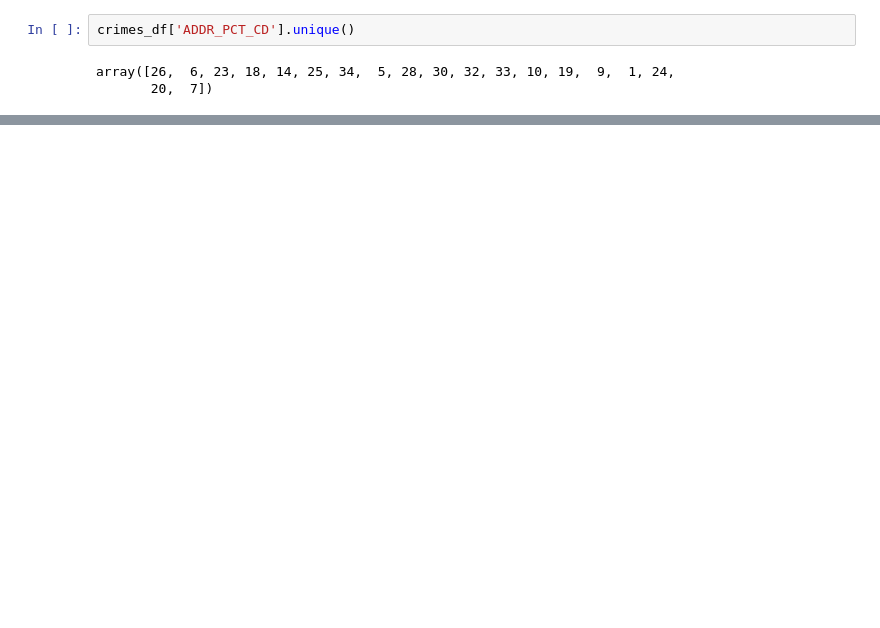
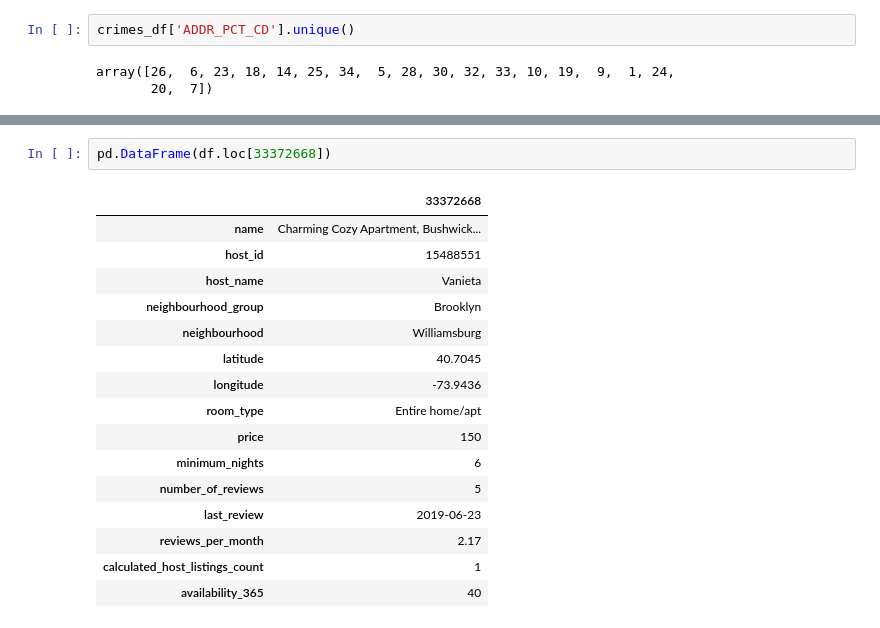
Before and after one commit to abhi-vik/bds-proj, a Jupyter notebook: explore.ipynb, the cells around one changed output, grey strips where cells are left out. Drawn from its saved outputs; the diff is of its cells as text; blank space fills up the shorter version.

```diff
--- a/explore.ipynb
+++ b/explore.ipynb
@@ -98,0 +117,19 @@ array([26,  6, 23, 18, 14, 25, 34,  5, 28, 30, 32, 33, 10, 19,  9,  1, 24,
+# %%
+pd.DataFrame(df.loc[33372668])
+# %% [output]
+|  | 33372668 |
+| name | Charming Cozy Apartment, Bushwick... |
+| host_id | 15488551 |
+| host_name | Vanieta |
+| neighbourhood_group | Brooklyn |
+| neighbourhood | Williamsburg |
+| latitude | 40.7045 |
+| longitude | -73.9436 |
+| room_type | Entire home/apt |
+| price | 150 |
+| minimum_nights | 6 |
+| number_of_reviews | 5 |
+| last_review | 2019-06-23 |
+| reviews_per_month | 2.17 |
+| calculated_host_listings_count | 1 |
+| availability_365 | 40 |
```
Also changed, not shown: parts of 9 cells of this notebook, 1 other file.
